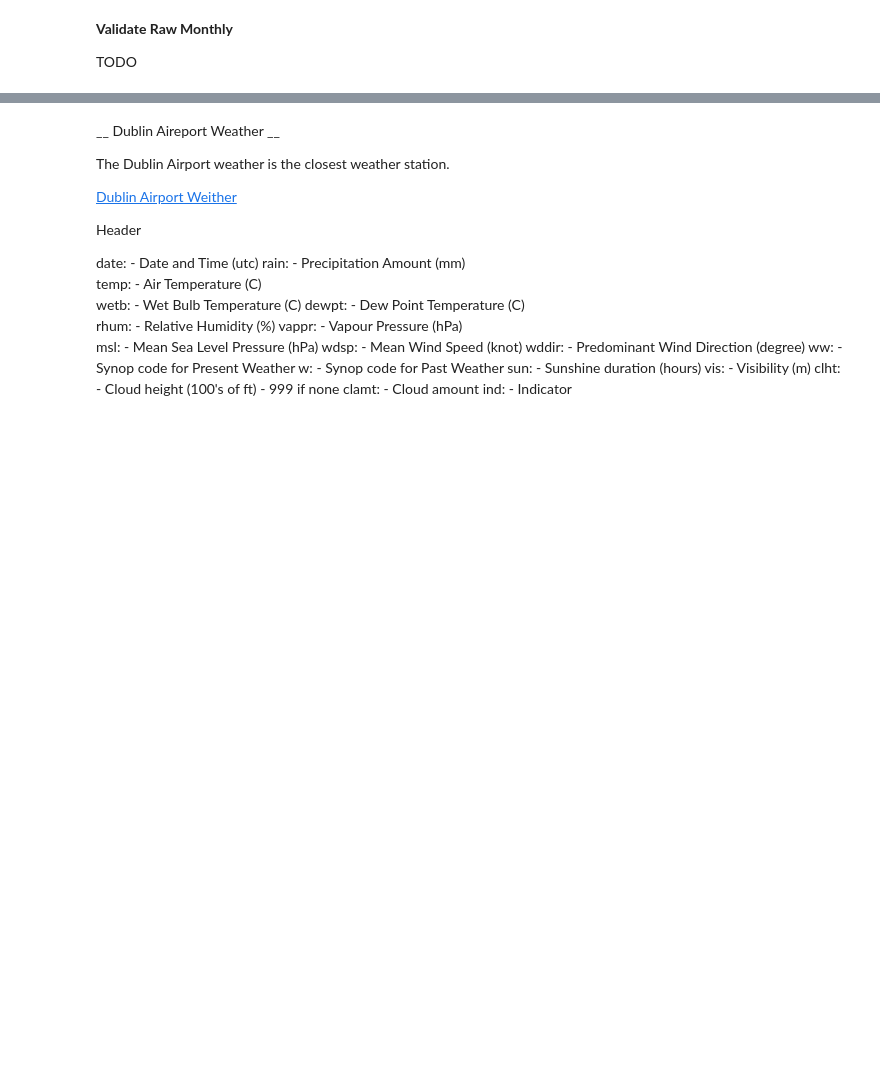
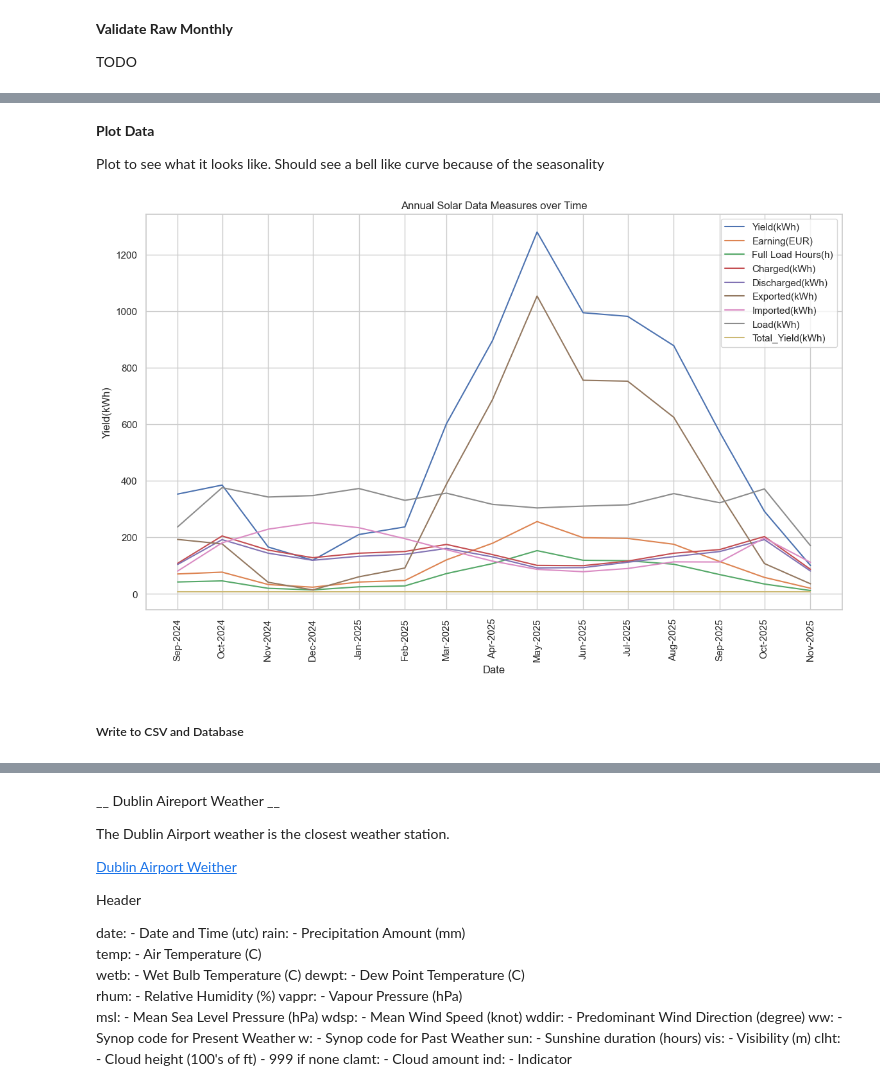
Before and after one commit to clydewatts1/PFDA-programming-for-data-analytics, a Jupyter notebook: big_project/big_project.ipynb, the cells around one changed output, grey strips where cells are left out. Saved outputs shown, nothing was run; the diff lists cells and outputs as text; code cells hidden in the pictures; blank space fills up the shorter version.

```diff
--- a/big_project/big_project.ipynb
+++ b/big_project/big_project.ipynb
@@ -22,0 +75,8 @@ Data directory set to: c:/Users/cw171001/OneDrive - Teradata/Documents/GitHub/PF
+# %%
+try:
+    os.makedirs(f'{DATA_DIR}/db_sqlite/', exist_ok=True)
+    print("Database directory ensured at:", f'{DATA_DIR}/db_sqlite/')
+except Exception as e:
+    print("Error creating database directory:", e)
+con = sqlite3.connect(SQL_DB_PATH)
+sys_cur = con.cursor()
@@ -209,4 +407,4 @@ df_raw_annual_solar = df_raw_annual_solar.rename(columns={'Time':'Month'})
 # Create Date column from Month
 df_raw_annual_solar['Date'] = '01-' + df_raw_annual_solar['Month']
 # Convert Date column to datetime
-df_raw_annual_solar['Date'] = pd.to_datetime(df_raw_annual_solar['Date'], format='%d-%m-%Y')
+df_raw_annual_solar['Date'] = pd.to_datetime(df_raw_annual_solar['Date'], format='%d-%m-%Y').dt.date
@@ -212,0 +453,29 @@ df_raw_annual_solar['Date'] = pd.to_datetime(df_raw_annual_solar['Date'], format
+# %% [markdown]
+__Plot Data__
+
+Plot to see what it looks like. Should see a bell like curve because of the seasonality
+# %%
+# plot date vs all the other measures in kWh on one plot
+sns.set(style="whitegrid")
+# Set title
+plt.figure(figsize=(14, 8))
+plt.title('Annual Solar Data Measures over Time')
+for column in df_raw_annual_solar.columns:
+    if column not in ['Date', 'Source_File', 'Month','Number','Earnings(EUR)','Net Import(kWh)']:
+        sns.lineplot(data=df_raw_annual_solar, x='Date', y=column, label=column)
+ax = plt.gca() # Get current axis
+
+# 1. Set the Locator: Tell matplotlib to put a tick at every month
+ax.xaxis.set_major_locator(mdates.MonthLocator(interval=1))
+
+# 2. Set the Formatter: Tell matplotlib how to write the text (e.g., Jan-2023)
+ax.xaxis.set_major_formatter(mdates.DateFormatter('%b-%Y'))
+
+# 3. Rotate ticks
+plt.tick_params(axis='x', rotation=90)
+plt.legend()
+plt.show()
+# %% [output]
+[figure, added]
+# %% [markdown]
+##### Write to CSV and Database
```
Also changed, not shown: parts of 60 cells of this notebook, 5 other files.
